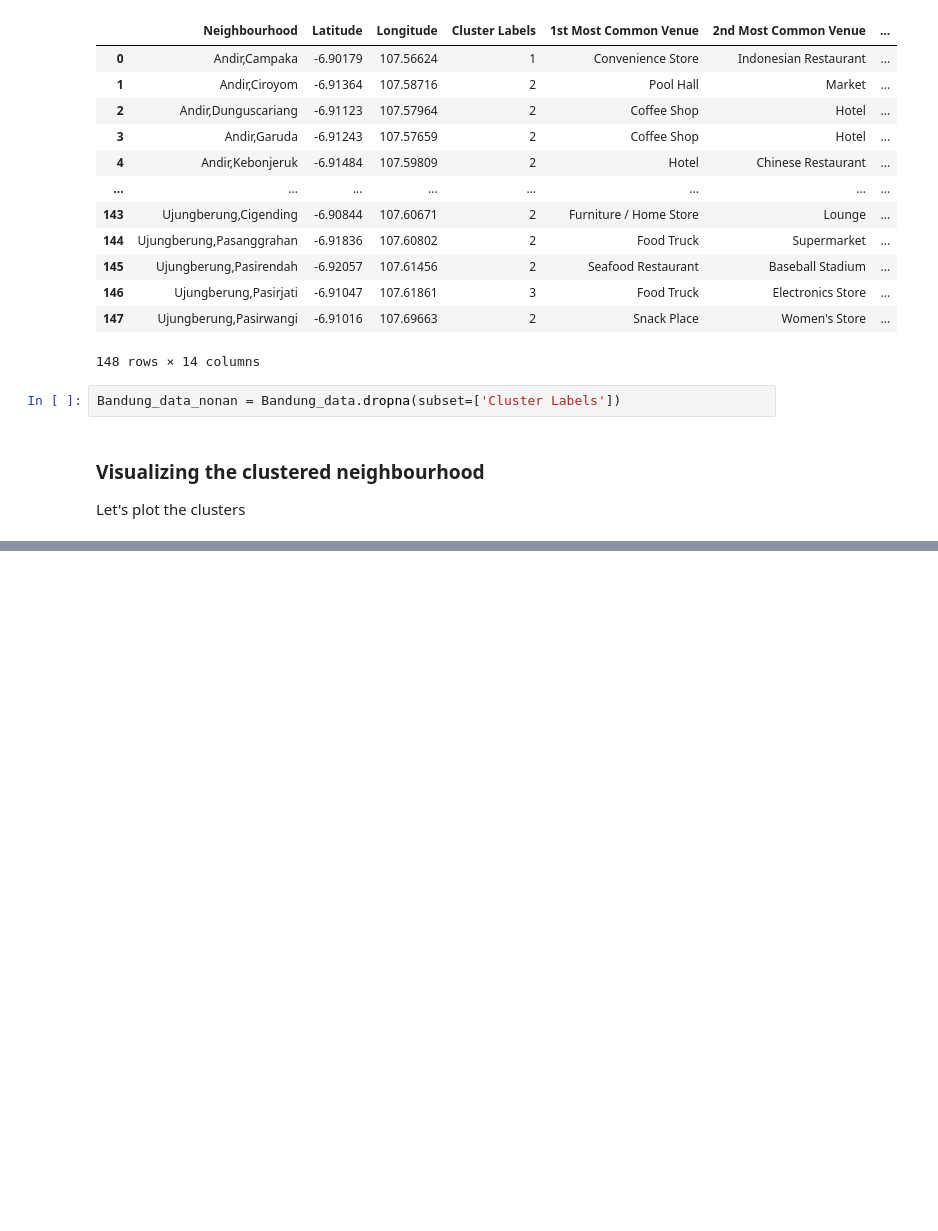
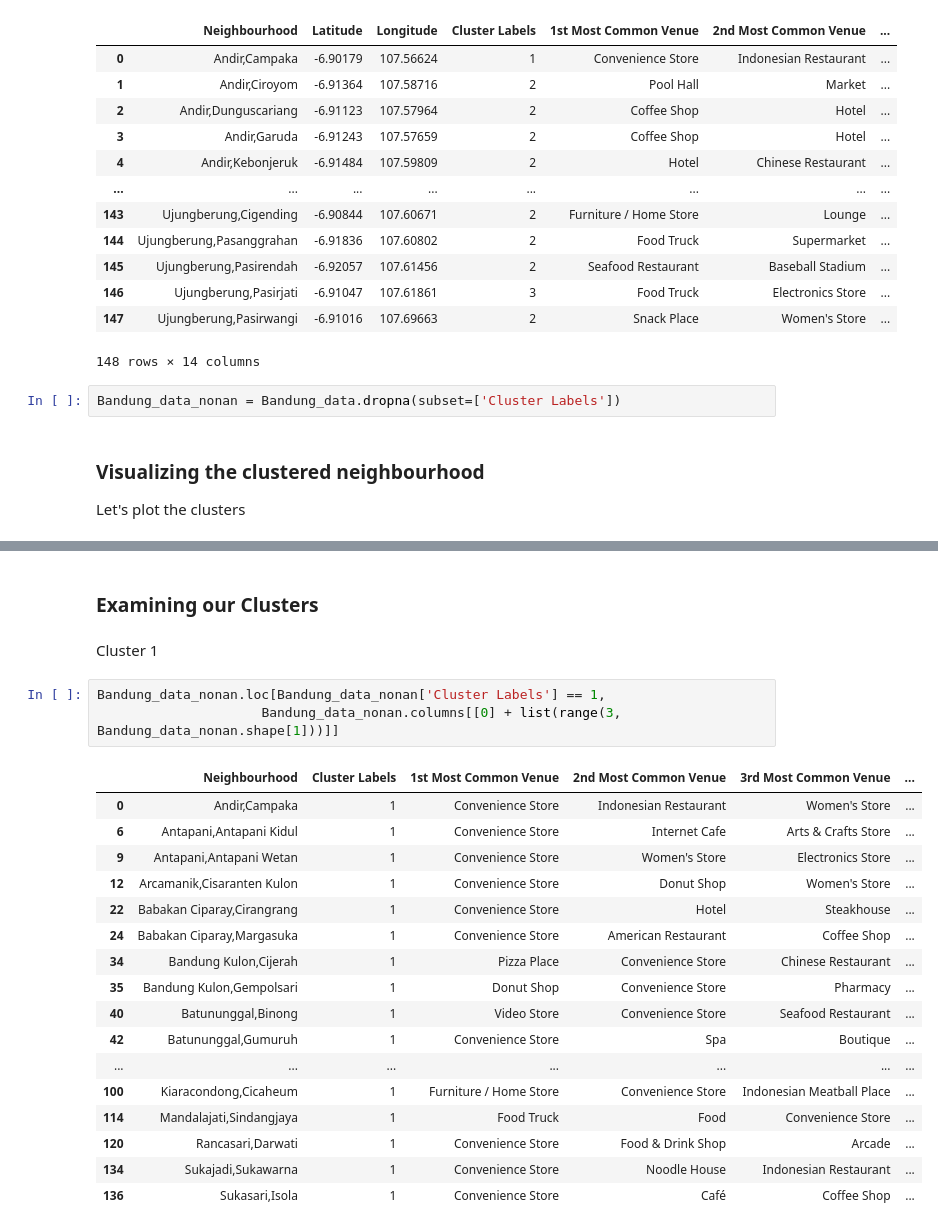
Before and after one commit to ajisumbaga7/Clustering-Kelurahan-Bandung-VS-Surabaya, a Jupyter notebook: BdgSby.ipynb, the cells around one changed output, grey strips where cells are left out. Saved outputs shown, nothing was run; the diff lists cells and outputs as text; blank space fills up the shorter version.

Commit message:
Finished Bandung

```diff
--- a/BdgSby.ipynb
+++ b/BdgSby.ipynb
@@ -572,3 +591,28 @@ for lat, lon, poi, cluster in zip(Bandung_data_nonan['Latitude'], Bandung_data_n
 map_clusters_Bandung
 # %% [output]
 [interactive output not drawn]
+# %% [markdown]
+### Examining our Clusters
+# %% [markdown]
+Cluster 1
+# %%
+Bandung_data_nonan.loc[Bandung_data_nonan['Cluster Labels'] == 1,
+                     Bandung_data_nonan.columns[[0] + list(range(3, Bandung_data_nonan.shape[1]))]]
+# %% [output]
+|  | Neighbourhood | Cluster Labels | 1st Most Common Venue | 2nd Most Common Venue | 3rd Most Common Venue | ... |
+| 0 | Andir,Campaka | 1 | Convenience Store | Indonesian Restaurant | Women's Store | ... |
+| 6 | Antapani,Antapani Kidul | 1 | Convenience Store | Internet Cafe | Arts & Crafts Store | ... |
+| 9 | Antapani,Antapani Wetan | 1 | Convenience Store | Women's Store | Electronics Store | ... |
+| 12 | Arcamanik,Cisaranten Kulon | 1 | Convenience Store | Donut Shop | Women's Store | ... |
+| 22 | Babakan Ciparay,Cirangrang | 1 | Convenience Store | Hotel | Steakhouse | ... |
+| 24 | Babakan Ciparay,Margasuka | 1 | Convenience Store | American Restaurant | Coffee Shop | ... |
+| 34 | Bandung Kulon,Cijerah | 1 | Pizza Place | Convenience Store | Chinese Restaurant | ... |
+| 35 | Bandung Kulon,Gempolsari | 1 | Donut Shop | Convenience Store | Pharmacy | ... |
+| 40 | Batununggal,Binong | 1 | Video Store | Convenience Store | Seafood Restaurant | ... |
+| 42 | Batununggal,Gumuruh | 1 | Convenience Store | Spa | Boutique | ... |
+| ... | ... | ... | ... | ... | ... | ... |
+| 100 | Kiaracondong,Cicaheum | 1 | Furniture / Home Store | Convenience Store | Indonesian Meatball Place | ... |
+| 114 | Mandalajati,Sindangjaya | 1 | Food Truck | Food | Convenience Store | ... |
+| 120 | Rancasari,Darwati | 1 | Convenience Store | Food & Drink Shop | Arcade | ... |
+| 134 | Sukajadi,Sukawarna | 1 | Convenience Store | Noodle House | Indonesian Restaurant | ... |
+| 136 | Sukasari,Isola | 1 | Convenience Store | Café | Coffee Shop | ... |
```
Also changed, not shown: parts of 24 cells of this notebook.
